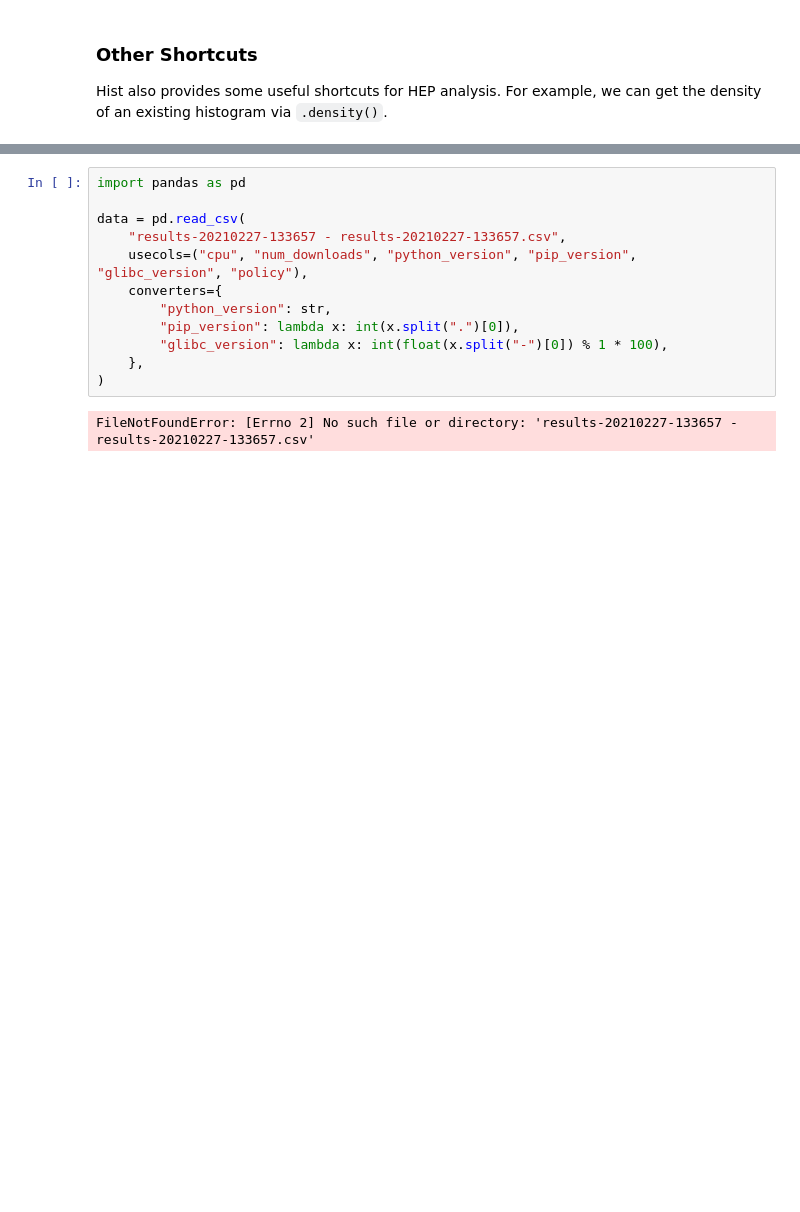
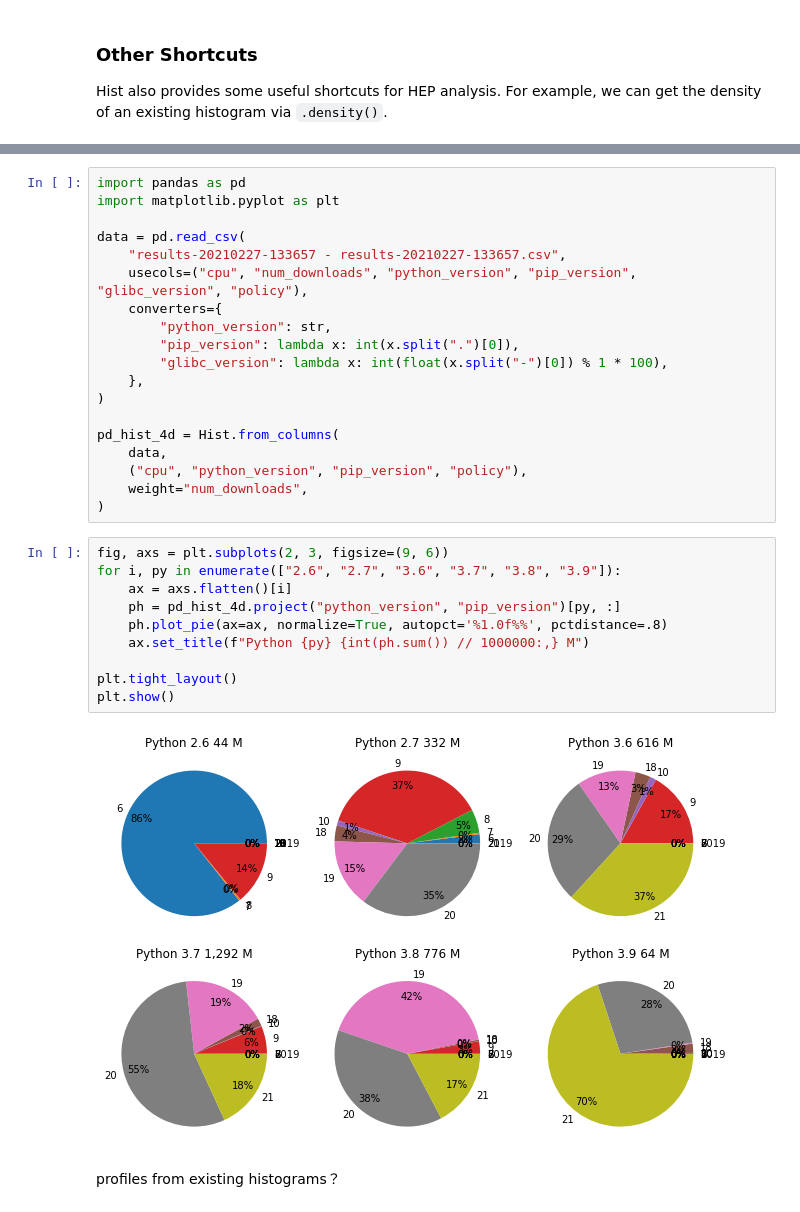
Before and after one commit to henryiii/histogram-tutorial, a Jupyter notebook: talk_2_bhn_hist.ipynb, the cells around one changed output, grey strips where cells are left out. Drawn from its saved outputs; the diff is of its cells as text; blank space fills up the shorter version.

```diff
--- a/talk_2_bhn_hist.ipynb
+++ b/talk_2_bhn_hist.ipynb
@@ -145,5 +177,6 @@ array([2.88461538, 0.96153846, 0.96153846, 1.6025641 , 1.92307692])
 # %%
 import pandas as pd
+import matplotlib.pyplot as plt
 
 data = pd.read_csv(
     "results-20210227-133657 - results-20210227-133657.csv",
@@ -154,5 +187,23 @@ data = pd.read_csv(
         "glibc_version": lambda x: int(float(x.split("-")[0]) % 1 * 100),
     },
 )
+
+pd_hist_4d = Hist.from_columns(
+    data,
+    ("cpu", "python_version", "pip_version", "policy"),
+    weight="num_downloads",
+)
-# %% [output]
-FileNotFoundError: [Errno 2] No such file or directory: 'results-20210227-133657 - results-20210227-133657.csv'
+# %%
+fig, axs = plt.subplots(2, 3, figsize=(9, 6))
+for i, py in enumerate(["2.6", "2.7", "3.6", "3.7", "3.8", "3.9"]):
+    ax = axs.flatten()[i]
+    ph = pd_hist_4d.project("python_version", "pip_version")[py, :]
+    ph.plot_pie(ax=ax, normalize=True, autopct='%1.0f%%', pctdistance=.8)
+    ax.set_title(f"Python {py} {int(ph.sum()) // 1000000:,} M")
+
+plt.tight_layout()
+plt.show()
+# %% [output]
+[figure, added]
+# %% [markdown]
+profiles from existing histograms？
```
Also changed, not shown: parts of 13 cells of this notebook, 1 other file.
